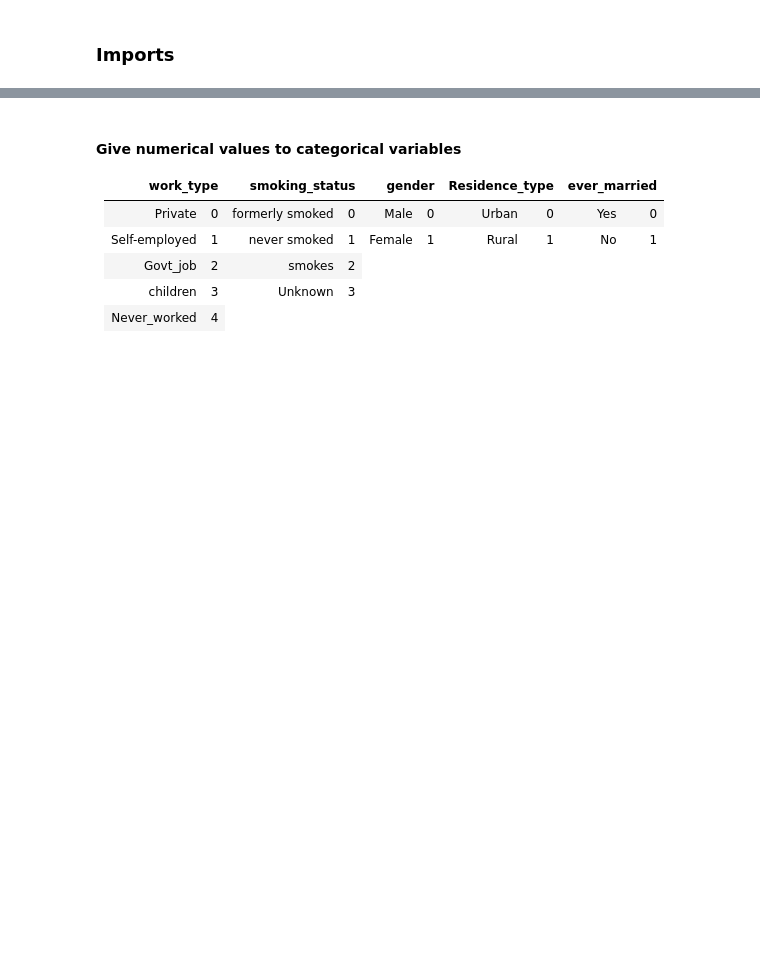
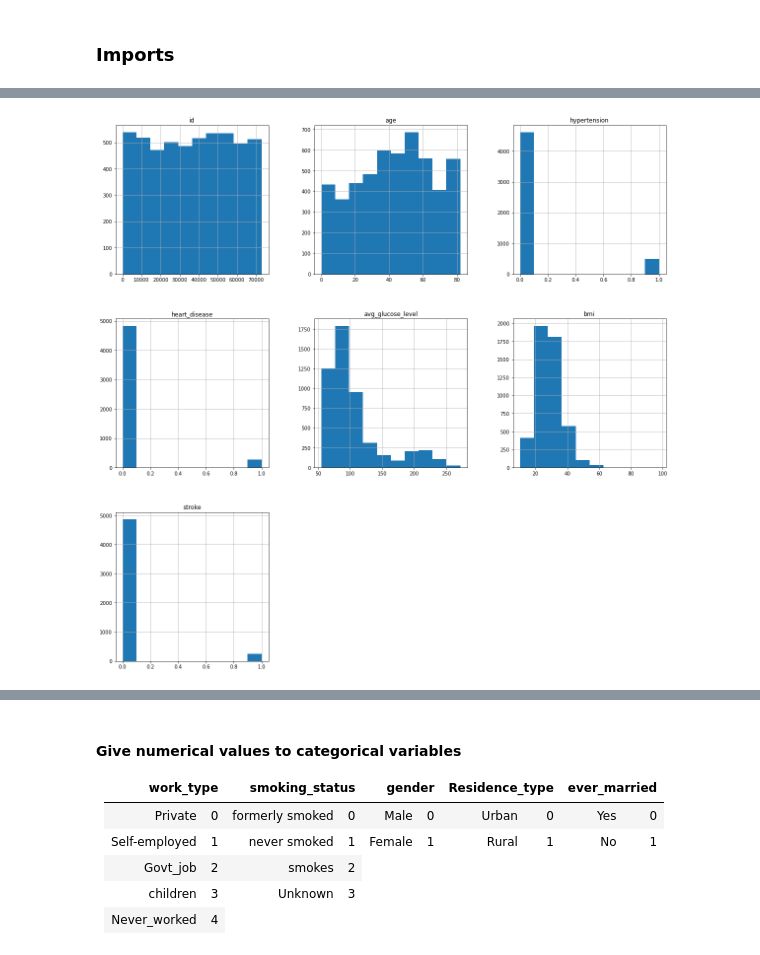
Before and after one commit to sallahbaksh/Stroke-EDA-Predictor, a Jupyter notebook: LogisticRegression.ipynb, the cells around one changed output, grey strips where cells are left out. Cells and saved outputs as stored; diff of their text form; code cells hidden in the pictures; blank space fills up the shorter version.

```diff
--- a/LogisticRegression.ipynb
+++ b/LogisticRegression.ipynb
@@ -12,0 +19,6 @@ from imblearn.over_sampling import SMOTE
+# %%
+data = pd.read_csv('./stroke_data.csv')
+data.hist(figsize = (20, 20))
+plt.show()
+# %% [output]
+[figure, added]
```
Also changed, not shown: parts of 18 cells of this notebook.
